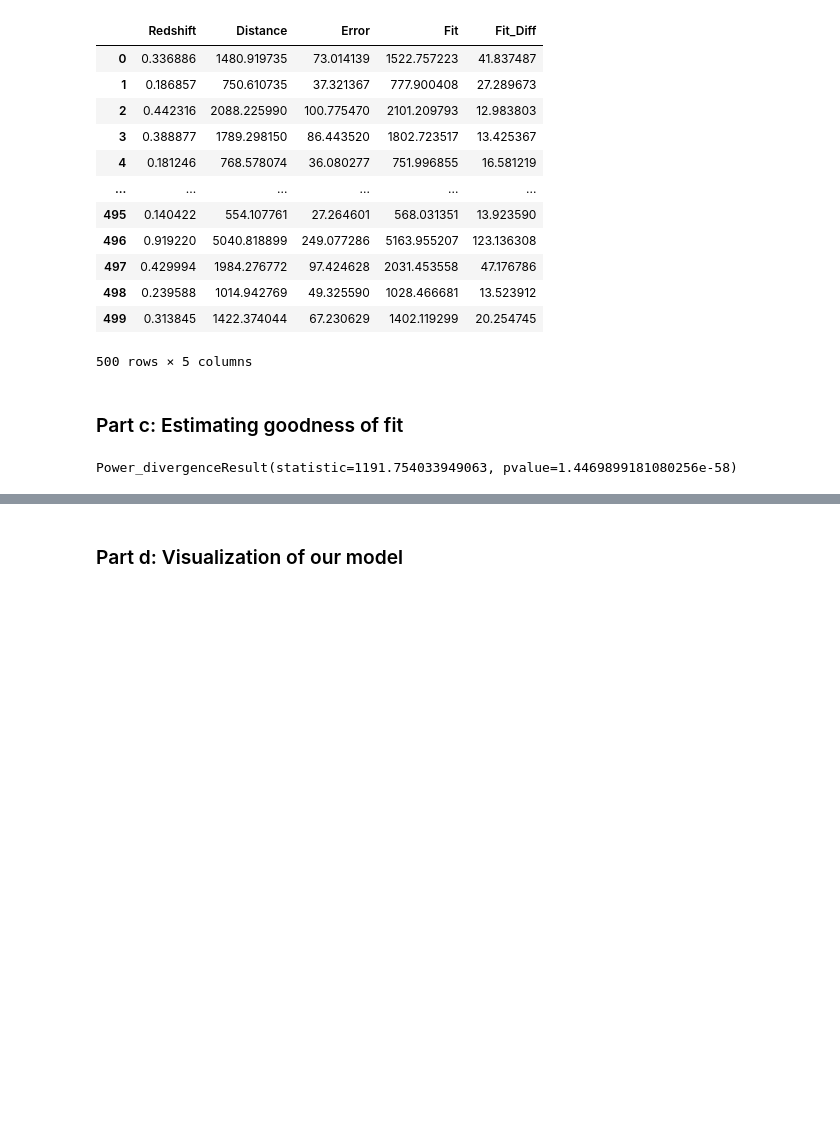
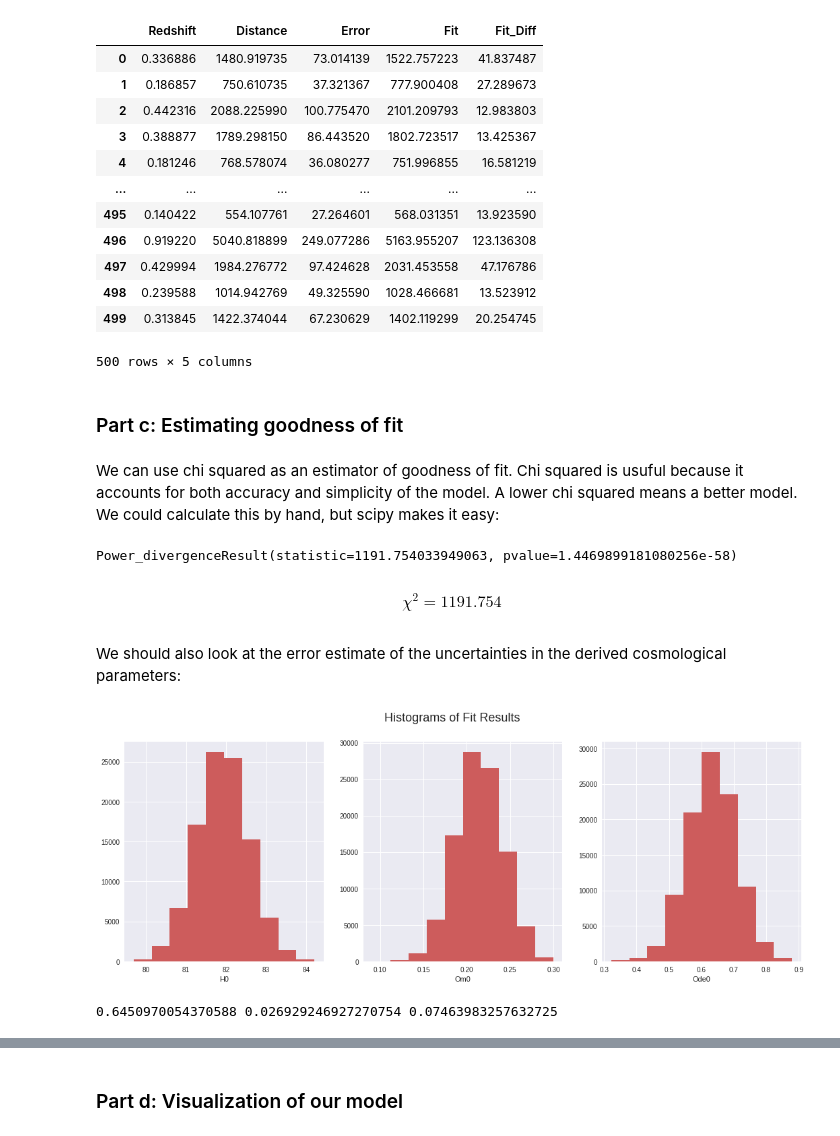
Before and after one commit to MCLindner/CosmoFit, a Jupyter notebook: CosmoFit.ipynb, the cells around one changed output, grey strips where cells are left out. Saved outputs shown, nothing was run; the diff lists cells and outputs as text; code cells hidden in the pictures; blank space fills up the shorter version.

```diff
--- a/CosmoFit.ipynb
+++ b/CosmoFit.ipynb
@@ -124,9 +133,36 @@ obs
 500 rows × 5 columns
 # %% [markdown]
 ### Part c: Estimating goodness of fit
+# %% [markdown]
+We can use chi squared as an estimator of goodness of fit. Chi squared is usuful because it accounts for both accuracy and simplicity of the model. A lower chi squared means a better model. We could calculate this by hand, but scipy makes it easy:
 # %%
 from scipy.stats import chisquare
 
 chisquare(obs.Distance, obs.Fit)
 # %% [output]
 Power_divergenceResult(statistic=1191.754033949063, pvalue=1.4469899181080256e-58)
+# %% [markdown]
+$$\chi^2 = 1191.754$$ \
+We should also look at the error estimate of the uncertainties in the derived cosmological parameters:
+# %%
+fig, ax = plt.subplots(1,3, figsize = (18,6))
+ax[0].hist(traces['H0'], color='indianred')
+ax[0].set_xlabel('H0')
+
+ax[1].hist(traces['Om0'], color='indianred')
+ax[1].set_xlabel('Om0')
+
+ax[2].hist(traces['Ode0'], color='indianred')
+ax[2].set_xlabel('Ode0')
+
+fig.suptitle('Histograms of Fit Results', fontsize=18);
+# %% [output]
+[figure, added]
+# %%
+H0_sd = traces['H0'].std()
+Om0_sd = traces['Om0'].std()
+Ode0_sd = traces['Ode0'].std()
+
+print(H0_sd, Om0_sd, Ode0_sd)
+# %% [output]
+0.6450970054370588 0.026929246927270754 0.07463983257632725
```
Also changed, not shown: parts of 19 cells of this notebook.
